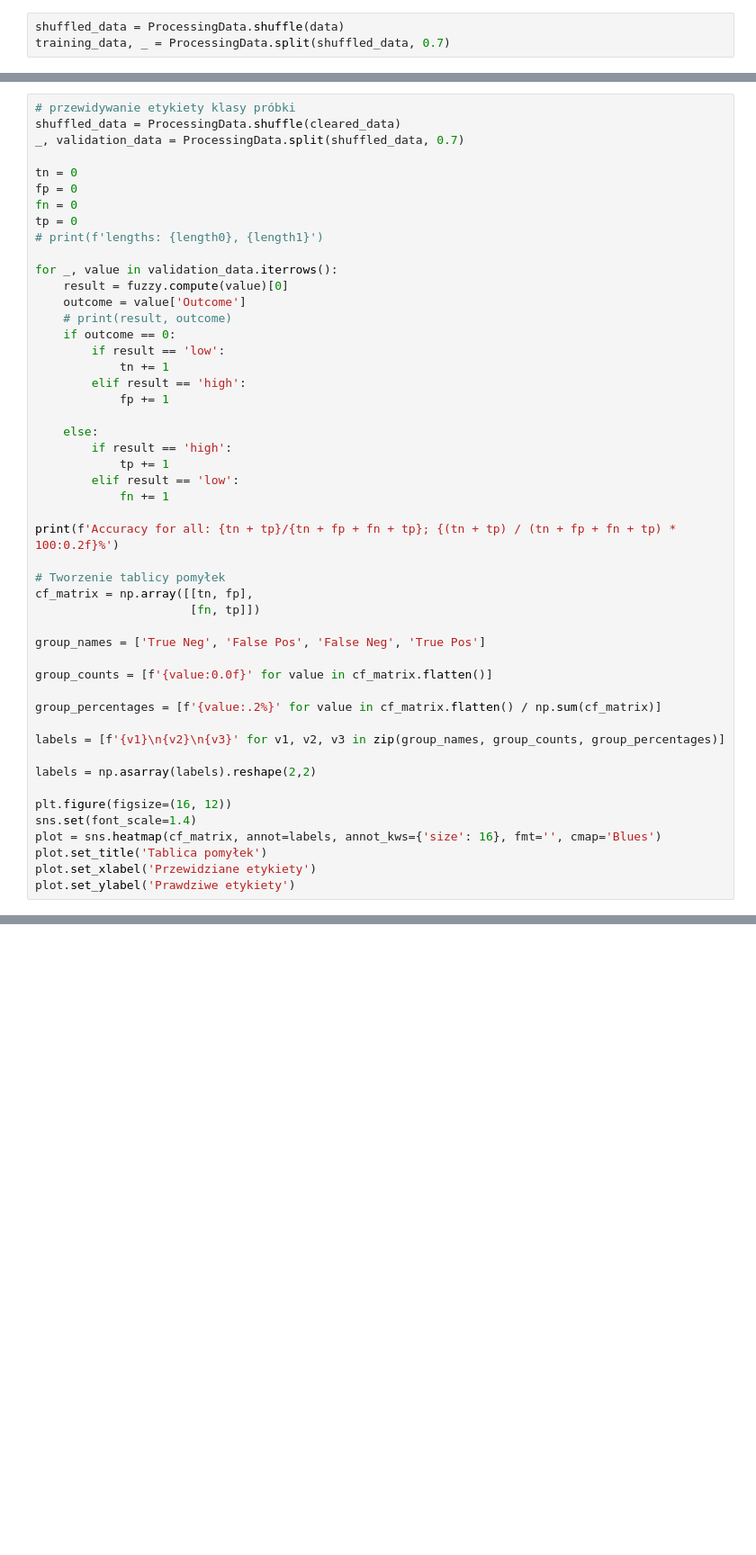
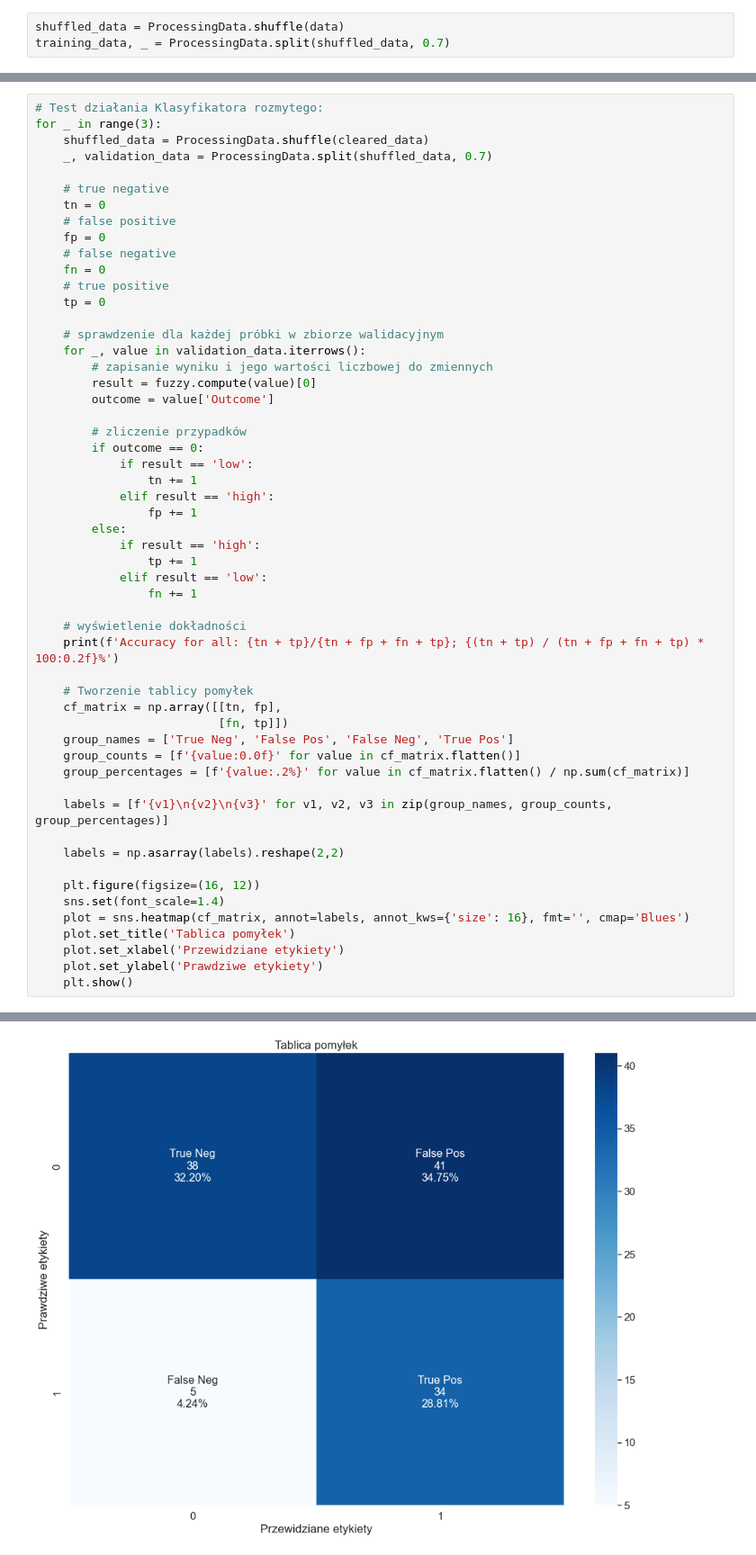
Before and after one commit to Domin8668/Projekt_SSI, a Jupyter notebook: fuzzy_scratch.ipynb, the cells around one changed output, grey strips where cells are left out. Shown at 90% size. Saved outputs shown, nothing was run; the diff lists cells and outputs as text; blank space fills up the shorter version.

```diff
--- a/fuzzy_scratch.ipynb
+++ b/fuzzy_scratch.ipynb
@@ -2737,50 +2731,55 @@ fuzzy.add_rule({'Pregnancies': 'medium | high',
 # %%
-# przewidywanie etykiety klasy próbki
-shuffled_data = ProcessingData.shuffle(cleared_data)
-_, validation_data = ProcessingData.split(shuffled_data, 0.7)
+# Test działania Klasyfikatora rozmytego:
+for _ in range(3):
+    shuffled_data = ProcessingData.shuffle(cleared_data)
+    _, validation_data = ProcessingData.split(shuffled_data, 0.7)
 
-tn = 0
-fp = 0
-fn = 0
-tp = 0
-# print(f'lengths: {length0}, {length1}')
+    # true negative
+    tn = 0
+    # false positive
+    fp = 0
+    # false negative
+    fn = 0
+    # true positive
+    tp = 0
 
-for _, value in validation_data.iterrows():
-    result = fuzzy.compute(value)[0]
-    outcome = value['Outcome']
-    # print(result, outcome)
-    if outcome == 0:
-        if result == 'low':
-            tn += 1
-        elif result == 'high':
-            fp += 1
+    # sprawdzenie dla każdej próbki w zbiorze walidacyjnym
+    for _, value in validation_data.iterrows():
+        # zapisanie wyniku i jego wartości liczbowej do zmiennych
+        result = fuzzy.compute(value)[0]
+        outcome = value['Outcome']
 
-    else:
-        if result == 'high':
-            tp += 1
-        elif result == 'low':
-            fn += 1
+        # zliczenie przypadków
+        if outcome == 0:
+            if result == 'low':
+                tn += 1
+            elif result == 'high':
+                fp += 1
+        else:
+            if result == 'high':
+                tp += 1
+            elif result == 'low':
+                fn += 1
 
-print(f'Accuracy for all: {tn + tp}/{tn + fp + fn + tp}; {(tn + tp) / (tn + fp + fn + tp) * 100:0.2f}%')
+    # wyświetlenie dokładności
+    print(f'Accuracy for all: {tn + tp}/{tn + fp + fn + tp}; {(tn + tp) / (tn + fp + fn + tp) * 100:0.2f}%')
 
-# Tworzenie tablicy pomyłek
-cf_matrix = np.array([[tn, fp],
-                      [fn, tp]])
+    # Tworzenie tablicy pomyłek
+    cf_matrix = np.array([[tn, fp],
+                          [fn, tp]])
+    group_names = ['True Neg', 'False Pos', 'False Neg', 'True Pos']
+    group_counts = [f'{value:0.0f}' for value in cf_matrix.flatten()]
+    group_percentages = [f'{value:.2%}' for value in cf_matrix.flatten() / np.sum(cf_matrix)]
 
-group_names = ['True Neg', 'False Pos', 'False Neg', 'True Pos']
+    labels = [f'{v1}\n{v2}\n{v3}' for v1, v2, v3 in zip(group_names, group_counts, group_percentages)]
 
-group_counts = [f'{value:0.0f}' for value in cf_matrix.flatten()]
+    labels = np.asarray(labels).reshape(2,2)
 
-group_percentages = [f'{value:.2%}' for value in cf_matrix.flatten() / np.sum(cf_matrix)]
-
-labels = [f'{v1}\n{v2}\n{v3}' for v1, v2, v3 in zip(group_names, group_counts, group_percentages)]
-
-labels = np.asarray(labels).reshape(2,2)
-
-plt.figure(figsize=(16, 12))
-sns.set(font_scale=1.4)
-plot = sns.heatmap(cf_matrix, annot=labels, annot_kws={'size': 16}, fmt='', cmap='Blues')
-plot.set_title('Tablica pomyłek')
-plot.set_xlabel('Przewidziane etykiety')
-plot.set_ylabel('Prawdziwe etykiety')
+    plt.figure(figsize=(16, 12))
+    sns.set(font_scale=1.4)
+    plot = sns.heatmap(cf_matrix, annot=labels, annot_kws={'size': 16}, fmt='', cmap='Blues')
+    plot.set_title('Tablica pomyłek')
+    plot.set_xlabel('Przewidziane etykiety')
+    plot.set_ylabel('Prawdziwe etykiety')
+    plt.show()
 # %% [output]
@@ -2787,0 +2787 @@ Accuracy for all: 76/118; 64.41%
+[figure, new version]
```
Also changed, not shown: parts of 3 cells of this notebook.
